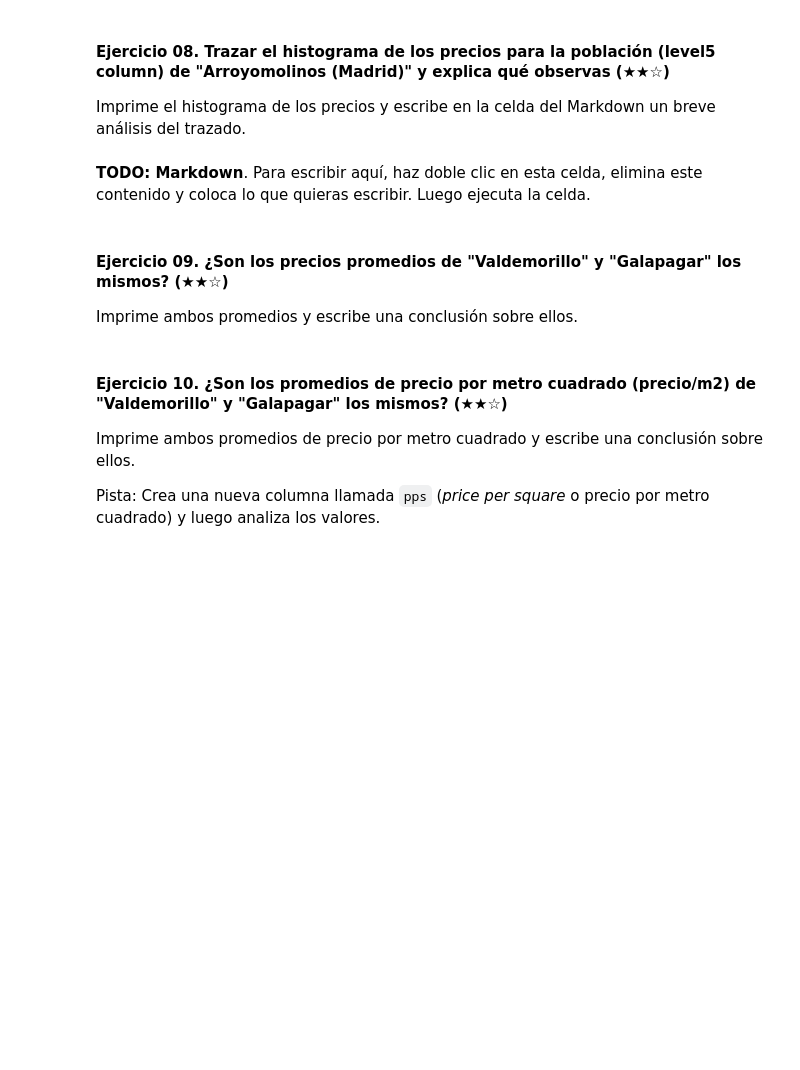
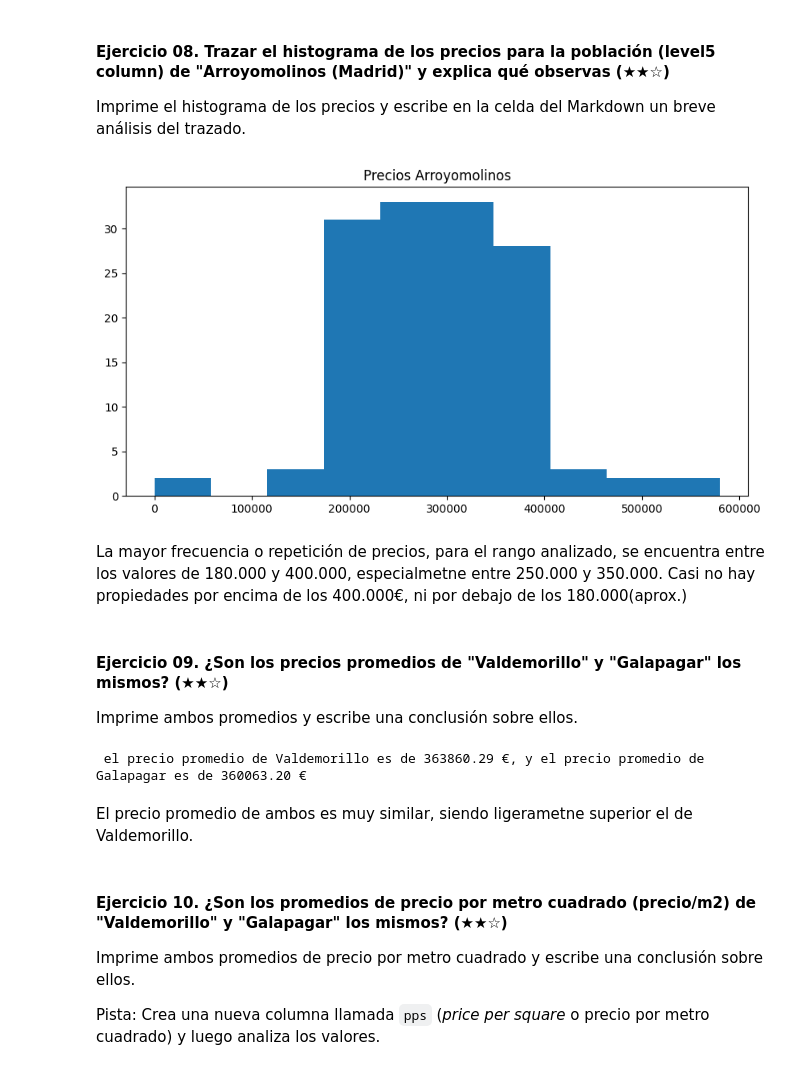
Before and after one commit to XaviCarrera/real_state-exercise_final, a Jupyter notebook: project.es.ipynb, the cells around one changed output. Saved outputs shown, nothing was run; the diff lists cells and outputs as text; code cells hidden in the pictures; blank space fills up the shorter version.

```diff
--- a/project.es.ipynb
+++ b/project.es.ipynb
@@ -157,15 +179,32 @@ la media de precios de Arroyomolinos es  294541.60 euros
 
 Imprime el histograma de los precios y escribe en la celda del Markdown un breve análisis del trazado.
 # %%
-# TODO: Code
+import matplotlib.pyplot as plt
+filtro_arroyo=ds[ds['level5']=='Arroyomolinos (Madrid)']
+histograma=filtro_arroyo['price']
+
+plt.figure(figsize = (10, 5))
+plt.hist(histograma)
+plt.title("Precios Arroyomolinos")
+plt.show()
+# %% [output]
+[figure, added]
 # %% [markdown]
-**TODO: Markdown**. Para escribir aquí, haz doble clic en esta celda, elimina este contenido y coloca lo que quieras escribir. Luego ejecuta la celda.
+La mayor frecuencia o repetición de precios, para el rango analizado, se encuentra entre los valores de 180.000 y 400.000, especialmetne entre 250.000 y 350.000. Casi no hay propiedades por encima de los 400.000€, ni por debajo de los 180.000(aprox.)
 # %% [markdown]
 #### Ejercicio 09. ¿Son los precios promedios de "Valdemorillo" y "Galapagar" los mismos? (★★☆)
 
 Imprime ambos promedios y escribe una conclusión sobre ellos.
 # %%
-# TODO
+filtro_valdemorillo=ds[ds['level5']=='Valdemorillo']
+precios_valdemorillo=filtro_valdemorillo['price'].mean()
+filtro_galapagar=ds[ds['level5']=='Galapagar']
+precios_galapagar=filtro_galapagar['price'].mean()
+print( f' el precio promedio de Valdemorillo es de {precios_valdemorillo:.2f} €, y el precio promedio de Galapagar es de {precios_galapagar:.2f} €')
+# %% [output]
+ el precio promedio de Valdemorillo es de 363860.29 €, y el precio promedio de Galapagar es de 360063.20 €
+# %% [markdown]
+El precio promedio de ambos es muy similar, siendo ligerametne superior el de Valdemorillo.
 # %% [markdown]
 #### Ejercicio 10. ¿Son los promedios de precio por metro cuadrado (precio/m2) de "Valdemorillo" y "Galapagar" los mismos? (★★☆)
 
```
Also changed, not shown: parts of 4 cells of this notebook.
